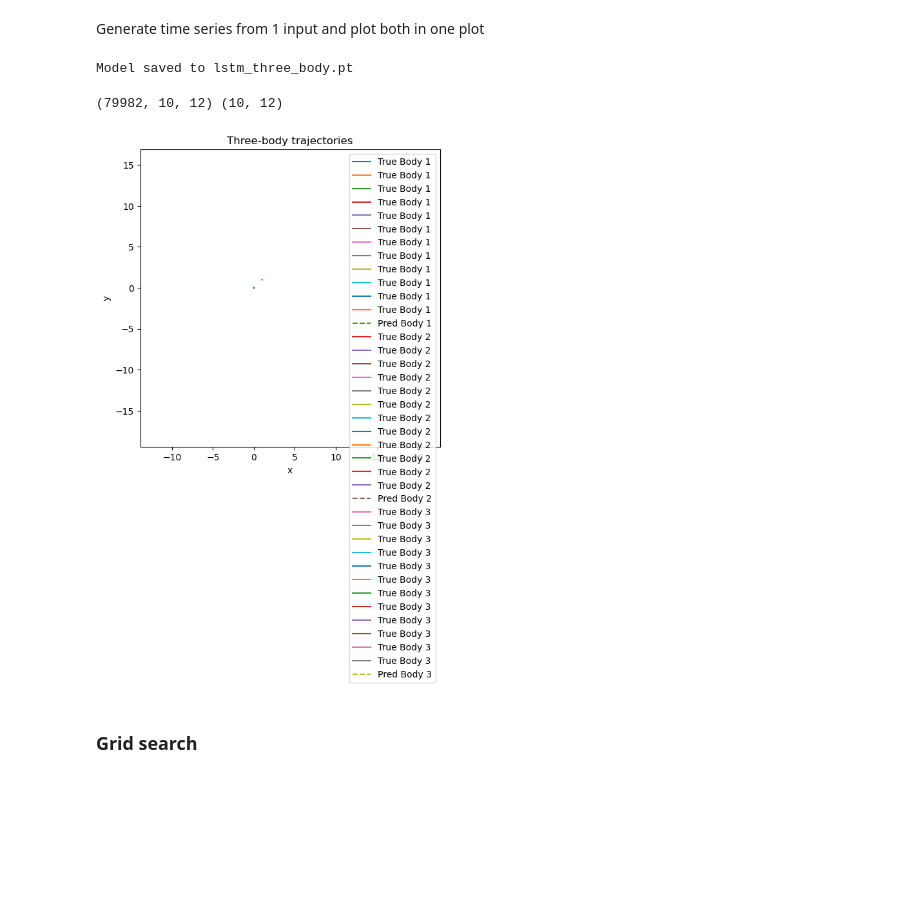
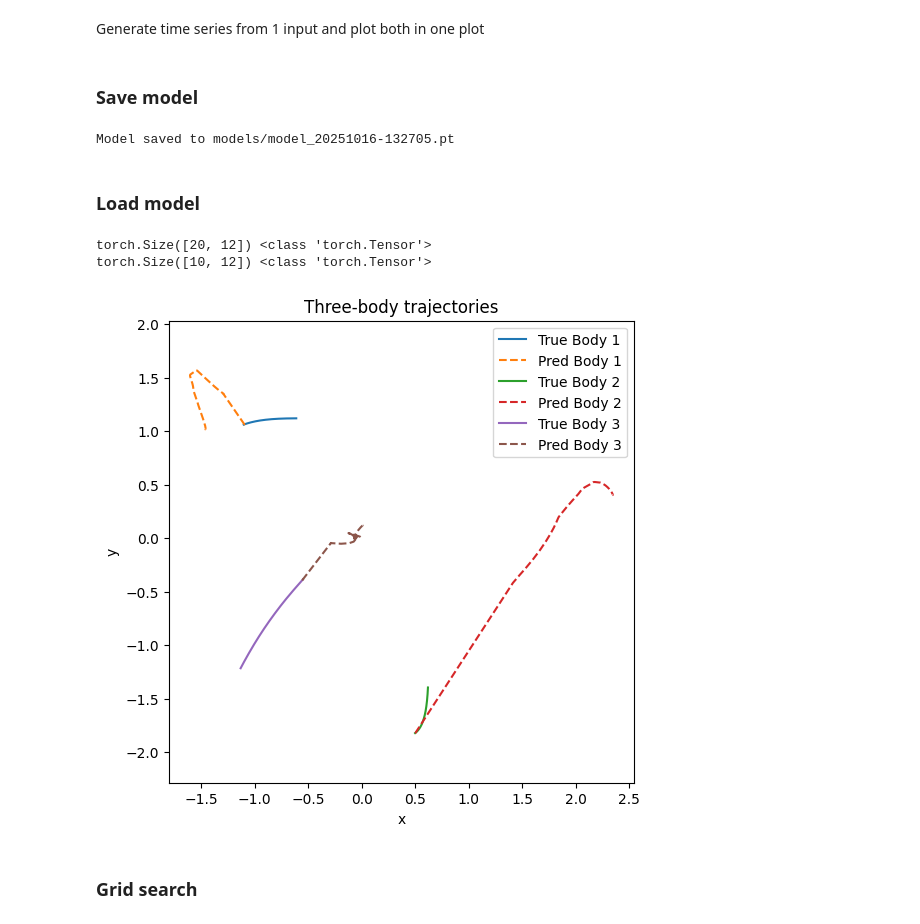
Before and after one commit to WoutTeillers/Advances_machine_learning, a Jupyter notebook: nb.ipynb, the cells around one changed output. Saved outputs shown, nothing was run; the diff lists cells and outputs as text; code cells hidden in the pictures; blank space fills up the shorter version.

```diff
--- a/nb.ipynb
+++ b/nb.ipynb
@@ -78,7 +97,8 @@ y_train, y_test = y[:train_size], y[train_size:]
 
 
 
-scaler = MinMaxScaler(feature_range=(0, 1))
+# scaler = MinMaxScaler(feature_range=(0, 1))
+scaler = RobustScaler()
 
 # Fit on training data and transform
 X_train = scaler.fit_transform(X_train)
@@ -212,31 +178,44 @@ Epoch [20/20], Train Loss: 0.2523, Val Loss: 558.7430
 # %% [markdown]
 Generate time series from 1 input and plot both in one plot
-# %%
-import os
-
-model_path = "lstm_three_body.pt"  # file to save/load the model
-
-# Check if model file exists
-if os.path.exists(model_path) and model is not None:
-    print("Loading saved model...")
-    model.load_state_dict(torch.load(model_path))
-    model.eval()  # set to evaluation mode
-else:
-    # Save trained model
-    torch.save(model.state_dict(), model_path)
-    print(f"Model saved to {model_path}")
-# %% [output]
-Model saved to lstm_three_body.pt
+# %% [markdown]
+### Save model
+# %%
+import time
+
+timestamp = time.strftime("%Y%m%d-%H%M%S")
+filename = f"models/model_{timestamp}.pt"
+
+torch.save(model, filename)
+print(f"Model saved to {filename}")
+# %% [output]
+Model saved to models/model_20251016-132705.pt
+# %% [markdown]
+### Load model
+# %%
+import os
+model_path = ""
+
+if os.path.exists(model_path):
+    print("Loading saved model...")
+    model = torch.load(model)
 # %%
 from data_creation import plot_trajectories
-steps = 200
-print(X_train.shape, X_test[0].shape)
-output = model.generate_timeseries(X_test[0], steps=steps//10)
+steps = 1000
 
-plot_trajectories(X_test[0:steps], output)
+sliding_window = 10
+generated = X_test[:20]
+generated = generated[:, 0, :]
+
+output = model.generate_timeseries(X_test[0], steps=steps, generated=generated)
+
+# remove middle dimension
+X_test_selected = X_test[:, 0, :]
+
+plot_trajectories(X_test_selected[0:steps], output)
 # %% [output]
-(79982, 10, 12) (10, 12)
+torch.Size([20, 12]) <class 'torch.Tensor'>
+torch.Size([10, 12]) <class 'torch.Tensor'>
-[figure, old version]
+[figure, new version]
 # %% [markdown]
 ### Grid search
 # %%
```
Also changed, not shown: parts of 10 cells of this notebook, 6 other files.
